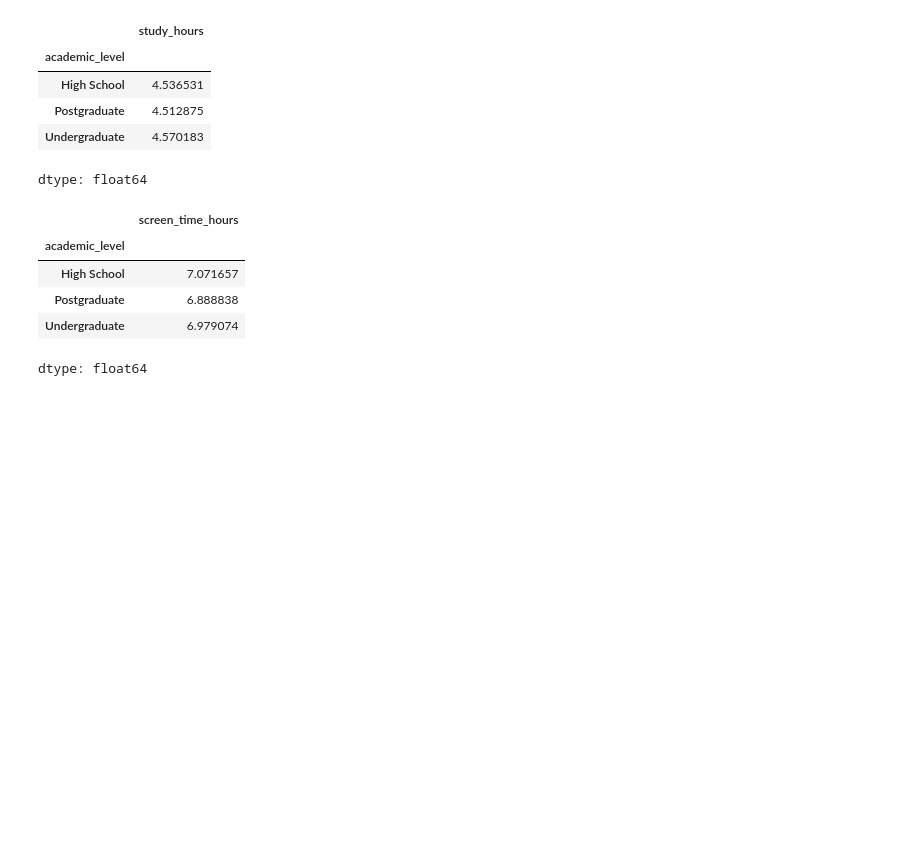
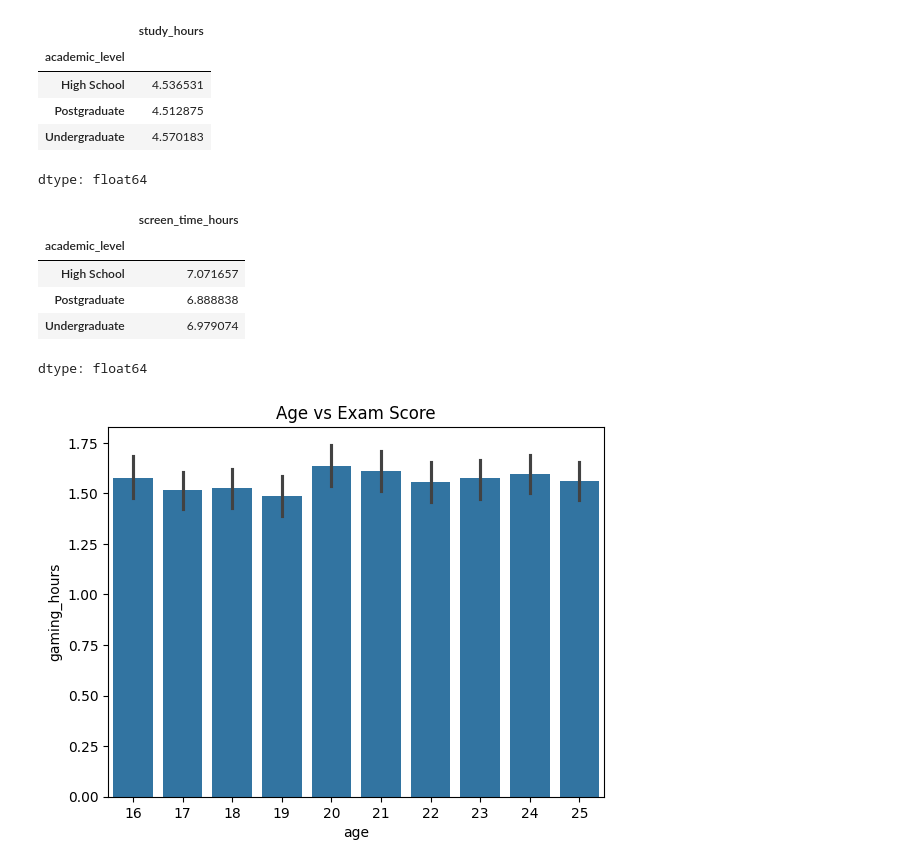
Before and after one commit to jaysuryavanshi378/Simple_Python_Programs, a Jupyter notebook: Assignment5.ipynb, the cells around one changed output. Cells and saved outputs as stored; diff of their text form; code cells hidden in the pictures; blank space fills up the shorter version.

```diff
--- a/Assignment5.ipynb
+++ b/Assignment5.ipynb
@@ -121,3 +123,10 @@ df.groupby("academic_level")["screen_time_hours"].mean()
 | Postgraduate | 6.888838 |
 | Undergraduate | 6.979074 |
 dtype: float64
+# %%
+sns.barplot(x="age", y="gaming_hours", data=df)
+
+plt.title("Age vs Exam Score")
+plt.show()
+# %% [output]
+[figure, added]
```
Also changed, not shown: parts of 3 cells of this notebook.
